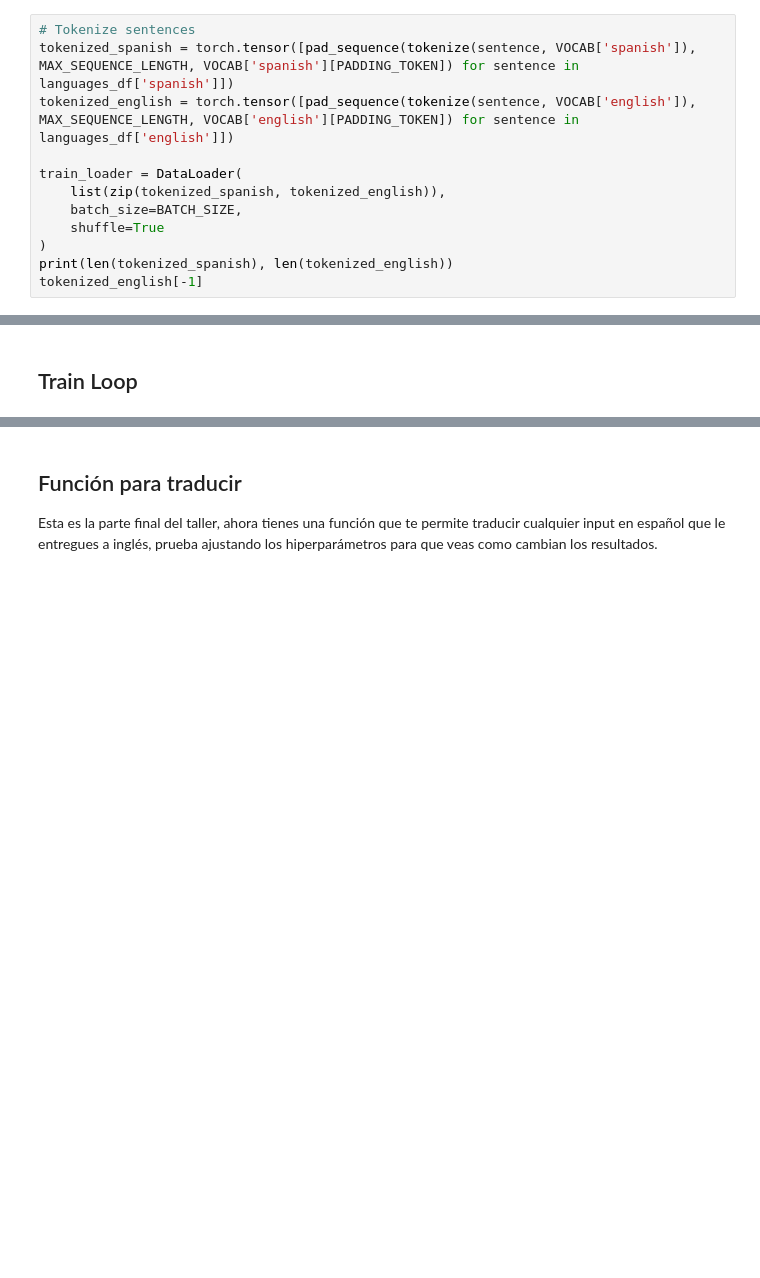
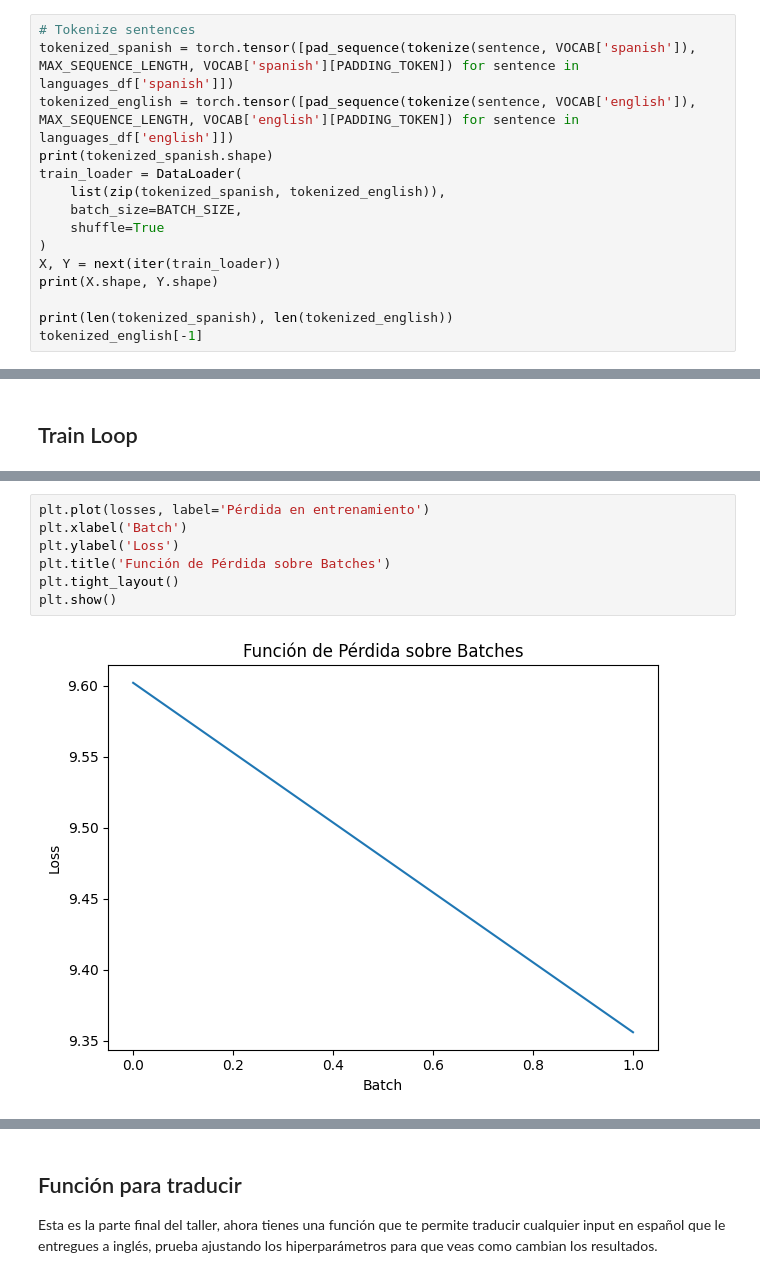
Before and after one commit to IvanDaGomez/chatGPTDesdeCero, a Jupyter notebook: chatGPTFromScratch.ipynb, the cells around one changed output, grey strips where cells are left out. Saved outputs shown, nothing was run; the diff lists cells and outputs as text; blank space fills up the shorter version.

```diff
--- a/chatGPTFromScratch.ipynb
+++ b/chatGPTFromScratch.ipynb
@@ -815,12 +845,15 @@ pad_sequence([1,2,2,3], 10, 0)
 # Tokenize sentences
 tokenized_spanish = torch.tensor([pad_sequence(tokenize(sentence, VOCAB['spanish']), MAX_SEQUENCE_LENGTH, VOCAB['spanish'][PADDING_TOKEN]) for sentence in languages_df['spanish']])
 tokenized_english = torch.tensor([pad_sequence(tokenize(sentence, VOCAB['english']), MAX_SEQUENCE_LENGTH, VOCAB['english'][PADDING_TOKEN]) for sentence in languages_df['english']])
-
+print(tokenized_spanish.shape)
 train_loader = DataLoader(
     list(zip(tokenized_spanish, tokenized_english)),
     batch_size=BATCH_SIZE,
     shuffle=True
 )
+X, Y = next(iter(train_loader))
+print(X.shape, Y.shape)
+
 print(len(tokenized_spanish), len(tokenized_english))
 tokenized_english[-1]
 # %% [output]
@@ -911,0 +932,9 @@ KeyboardInterrupt:
+# %%
+plt.plot(losses, label='Pérdida en entrenamiento')
+plt.xlabel('Batch')
+plt.ylabel('Loss')
+plt.title('Función de Pérdida sobre Batches')
+plt.tight_layout()
+plt.show()
+# %% [output]
+[figure, added]
```
Also changed, not shown: parts of 11 cells of this notebook, 1 other file.
